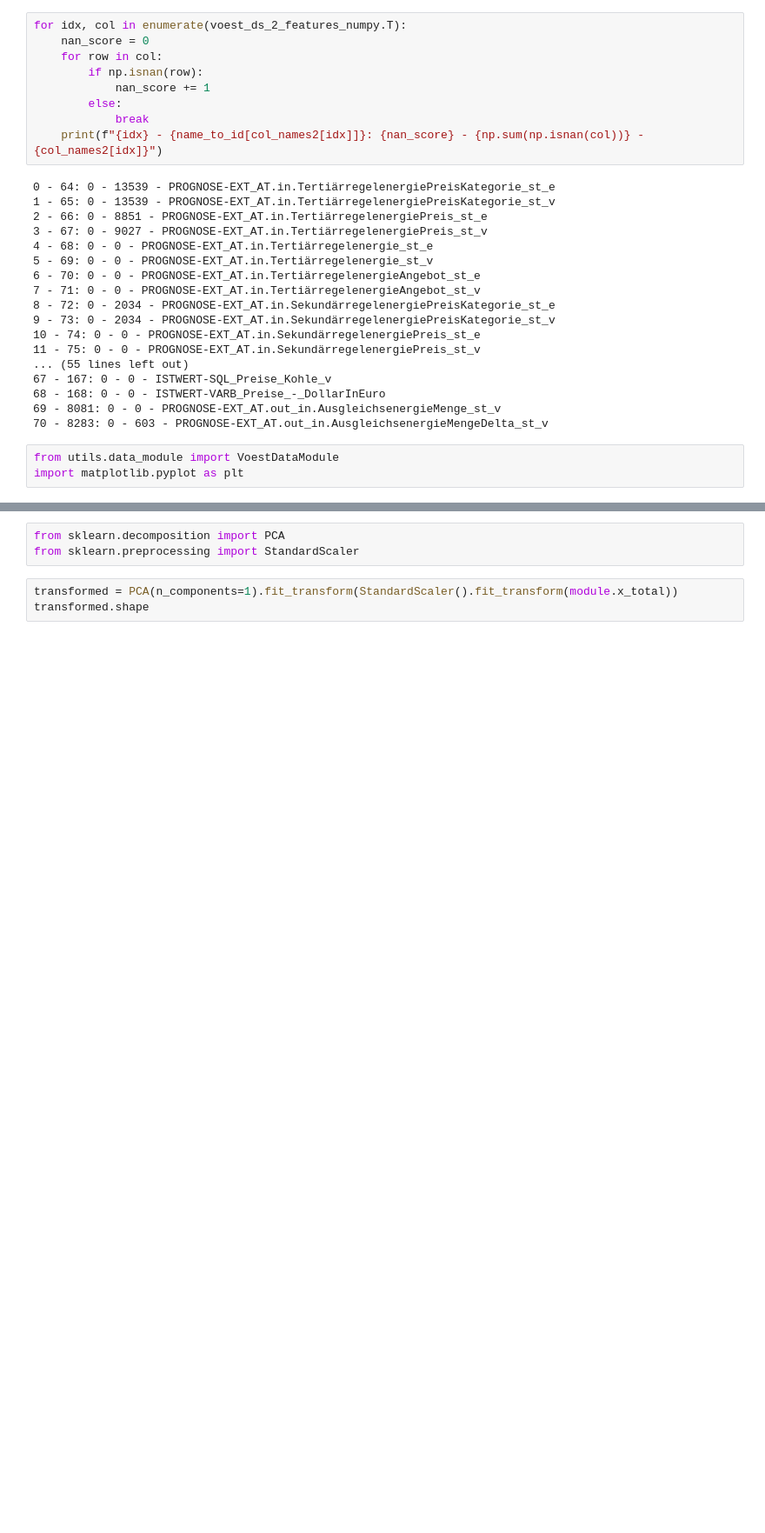
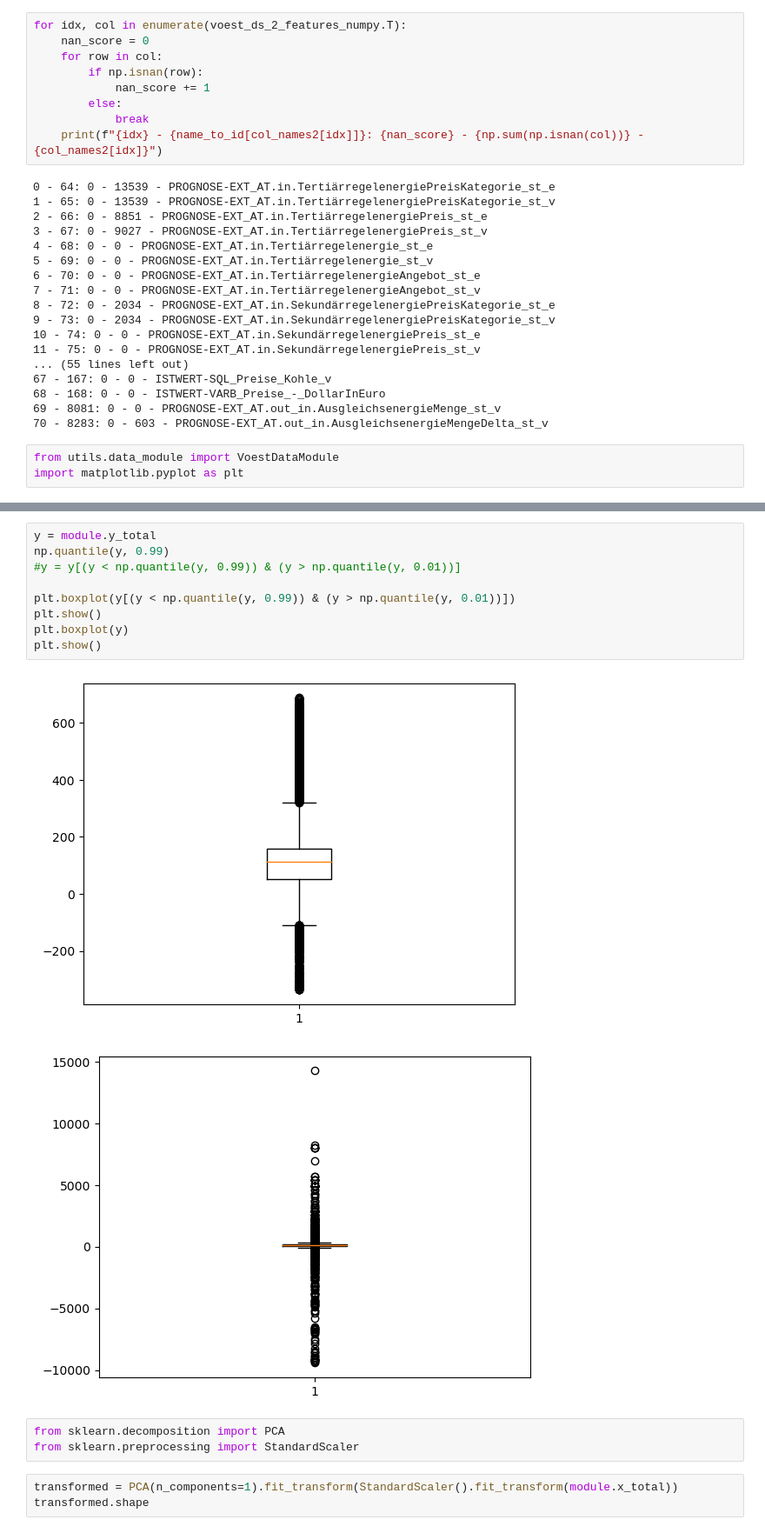
Before and after one commit to alexanderkrauck/uncertainty_prediction, a Jupyter notebook: notebooks/01_data_explore.ipynb, the cells around one changed output, grey strips where cells are left out. Shown at 87% size. Drawn from its saved outputs; the diff is of its cells as text; blank space fills up the shorter version.

```diff
--- a/notebooks/01_data_explore.ipynb
+++ b/notebooks/01_data_explore.ipynb
@@ -402,3 +530,15 @@ plt.show()
+# %%
+y = module.y_total
+np.quantile(y, 0.99)
+#y = y[(y < np.quantile(y, 0.99)) & (y > np.quantile(y, 0.01))]
+
+plt.boxplot(y[(y < np.quantile(y, 0.99)) & (y > np.quantile(y, 0.01))])
+plt.show()
+plt.boxplot(y)
+plt.show()
+# %% [output]
+[figure, added]
+[figure, added]
 # %%
 from sklearn.decomposition import PCA
 from sklearn.preprocessing import StandardScaler
```
Also changed, not shown: parts of 14 cells of this notebook.
